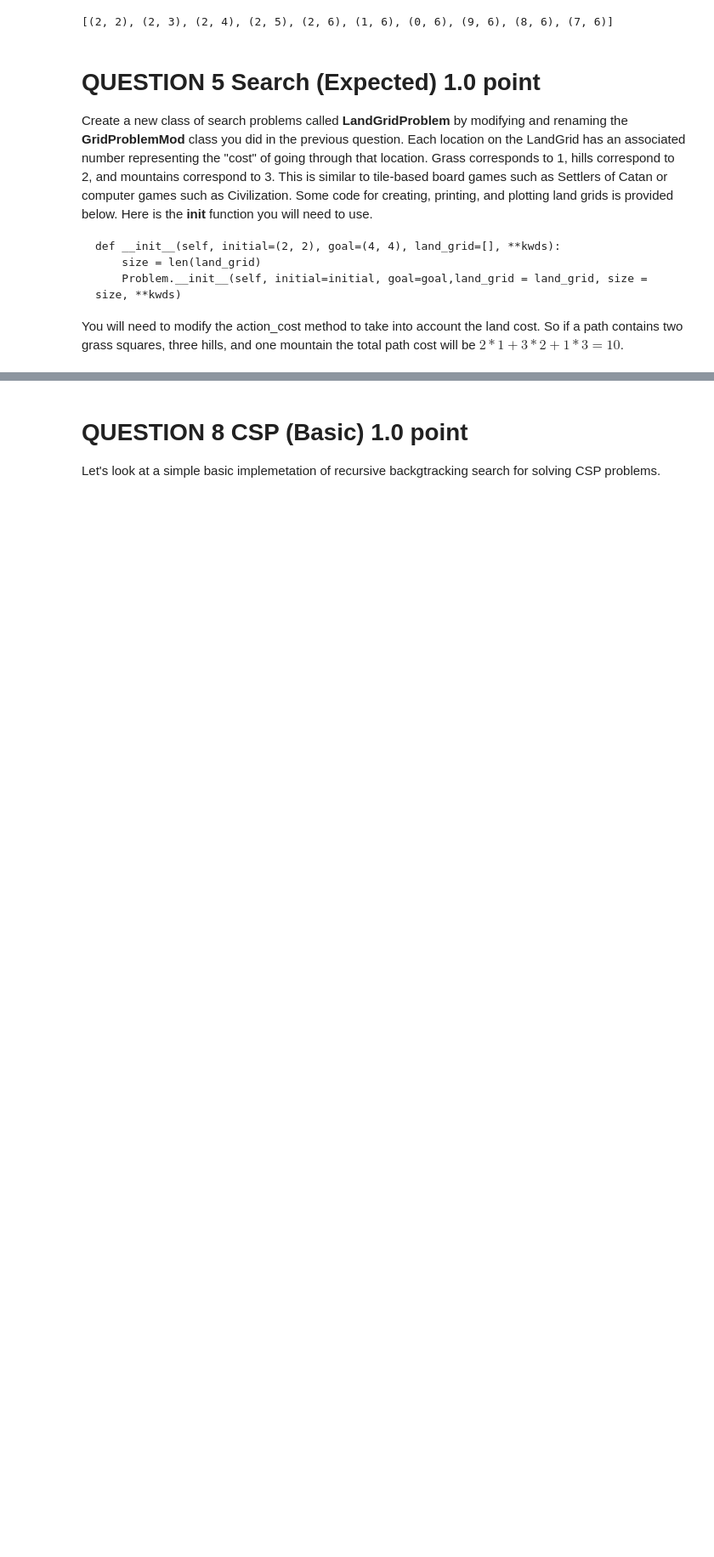
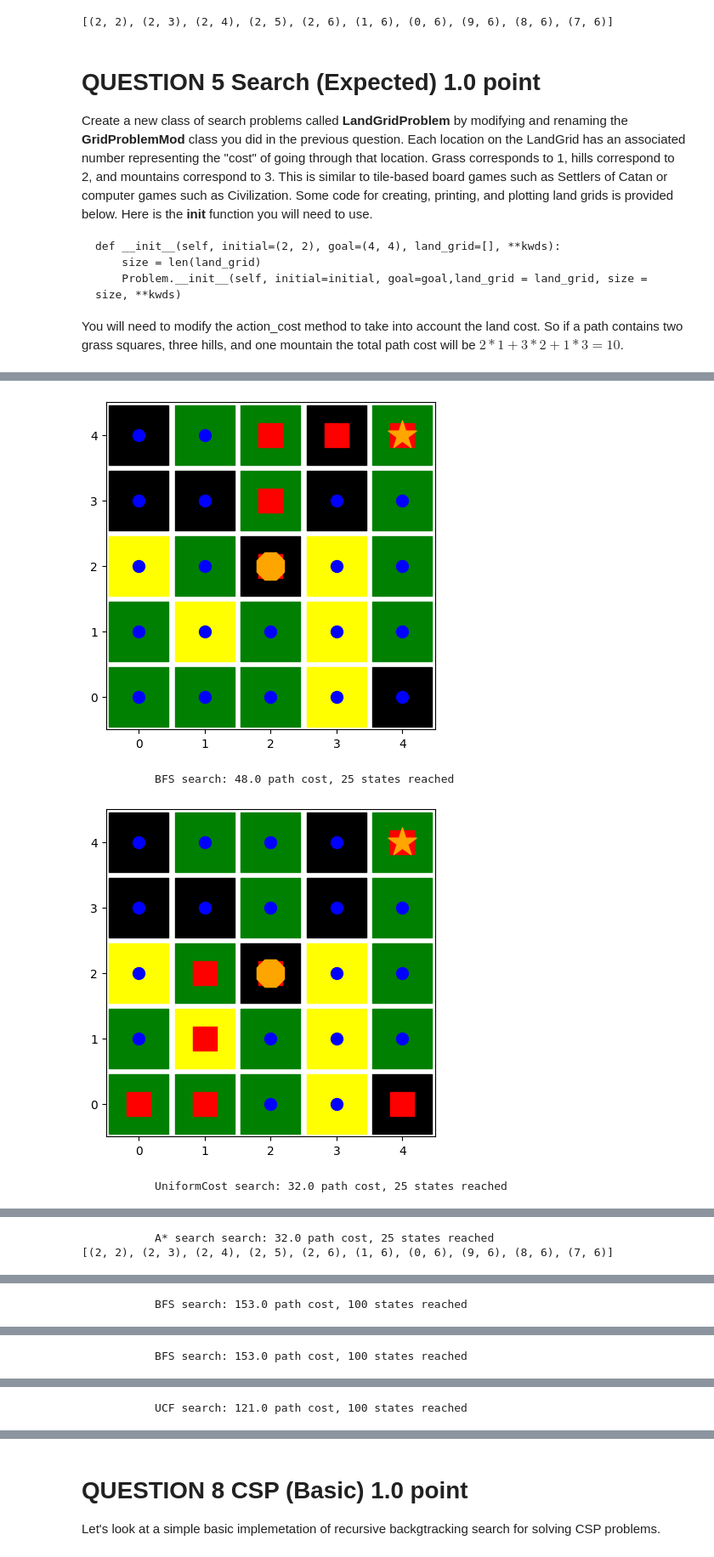
Before and after one commit to alexwholland/CSC-421, a Jupyter notebook: csc421_Fall_2023_asn1.ipynb, the cells around one changed output, grey strips where cells are left out. Shown at 85% size. Saved outputs shown, nothing was run; the diff lists cells and outputs as text; code cells hidden in the pictures; blank space fills up the shorter version.

Commit message:
Initial implementation for q5

```diff
--- a/csc421_Fall_2023_asn1.ipynb
+++ b/csc421_Fall_2023_asn1.ipynb
@@ -527,27 +557,32 @@ def plot_grid_problem(grid, solution, reached=(), title='Search', show=True):
 # %%
 # This code will not work until you have implemented appropriately the LandGridProblem class
 
-# d1 = LandgridProblem(initial = (2,2), land_grid = land_grid1)
-# (bfs_d1, reached, frontiers) = breadth_first_bfs(d1)
-# plot_grid_problem(d1, bfs_d1, reached, title='BFS', show=True)
-# ucs_d1, reached, frontiers) = uniform_cost_search(d1)
-# plot_grid_problem(d1, ucs_d1, reached, title='UniformCost', show=True)
-# (ass_d1, reached, frontiers) = astar_search(d1)
-# plot_grid_problem(d1, ass_d1, reached, title='A* search', show=True)
+d1 = LandgridProblem(initial = (2,2), land_grid = land_grid1)
+(bfs_d1, reached, frontiers) = breadth_first_bfs(d1)
+plot_grid_problem(d1, bfs_d1, reached, title='BFS', show=True)
+(ucs_d1, reached, frontiers) = uniform_cost_search(d1)
+plot_grid_problem(d1, ucs_d1, reached, title='UniformCost', show=True)
+(ass_d1, reached, frontiers) = astar_search(d1)
+plot_grid_problem(d1, ass_d1, reached, title='A* search', show=True)
 
 
-# d3 = LandgridProblem(initial = (2,2), goal=(7,6), land_grid = land_grid3)
-# (bfs_d3, reached, frontiers)= breadth_first_bfs(d3)
-# print(path_states(bfs_d3))
-# plot_grid_problem(d3, bfs_d3, reached, title='BFS', show=True)
+d3 = LandgridProblem(initial = (2,2), goal=(7,6), land_grid = land_grid3)
+(bfs_d3, reached, frontiers)= breadth_first_bfs(d3)
+print(path_states(bfs_d3))
+plot_grid_problem(d3, bfs_d3, reached, title='BFS', show=True)
 
 
-# d4 = LandgridProblem(initial = (2,2), goal=(7,6), land_grid = land_grid4)
-# (bfs_d4, reached, frontiers) = breadth_first_bfs(d4)
-# plot_grid_problem(d4, bfs_d4, reached, title='BFS', show=True)
-# (ucs_d4, reached, frontiers) = uniform_cost_search(d4)
-# plot_grid_problem(d4, ucs_d4, reached, title='UCF', show=True)
-# (ass_d4, reached, frontiers) = astar_search(d4)
-# plot_grid_problem(d4, ass_d4, reached, title='A*', show=True)
-# (grs_d4, reached, frontiers) = greedy_bfs(d4)
-# plot_grid_problem(d4, grs_d4, reached, title='Greedy', show=True)
+d4 = LandgridProblem(initial = (2,2), goal=(7,6), land_grid = land_grid4)
+(bfs_d4, reached, frontiers) = breadth_first_bfs(d4)
+plot_grid_problem(d4, bfs_d4, reached, title='BFS', show=True)
+(ucs_d4, reached, frontiers) = uniform_cost_search(d4)
+plot_grid_problem(d4, ucs_d4, reached, title='UCF', show=True)
+(ass_d4, reached, frontiers) = astar_search(d4)
+plot_grid_problem(d4, ass_d4, reached, title='A*', show=True)
+(grs_d4, reached, frontiers) = greedy_bfs(d4)
+plot_grid_problem(d4, grs_d4, reached, title='Greedy', show=True)
+# %% [output]
+[figure, added]
+           BFS search: 48.0 path cost, 25 states reached
+[figure, added]
+           UniformCost search: 32.0 path cost, 25 states reached
@@ -553,0 +590,2 @@ def plot_grid_problem(grid, solution, reached=(), title='Search', show=True):
+           A* search search: 32.0 path cost, 25 states reached
+[(2, 2), (2, 3), (2, 4), (2, 5), (2, 6), (1, 6), (0, 6), (9, 6), (8, 6), (7, 6)]
@@ -553,0 +593 @@ def plot_grid_problem(grid, solution, reached=(), title='Search', show=True):
+           BFS search: 153.0 path cost, 100 states reached
@@ -553,0 +595 @@ def plot_grid_problem(grid, solution, reached=(), title='Search', show=True):
+           BFS search: 153.0 path cost, 100 states reached
@@ -553,0 +597 @@ def plot_grid_problem(grid, solution, reached=(), title='Search', show=True):
+           UCF search: 121.0 path cost, 100 states reached
```
Also changed, not shown: parts of 5 cells of this notebook.
